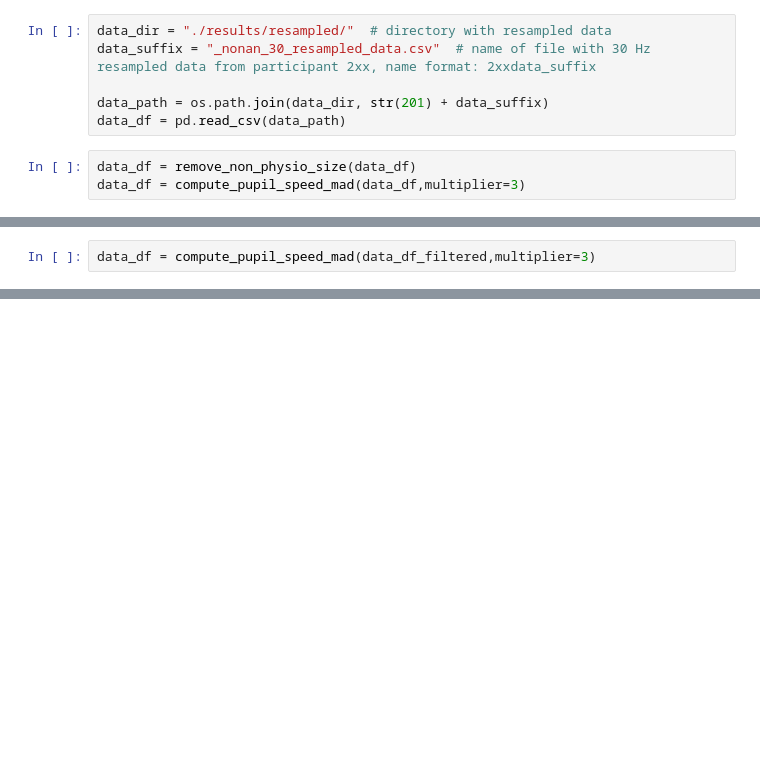
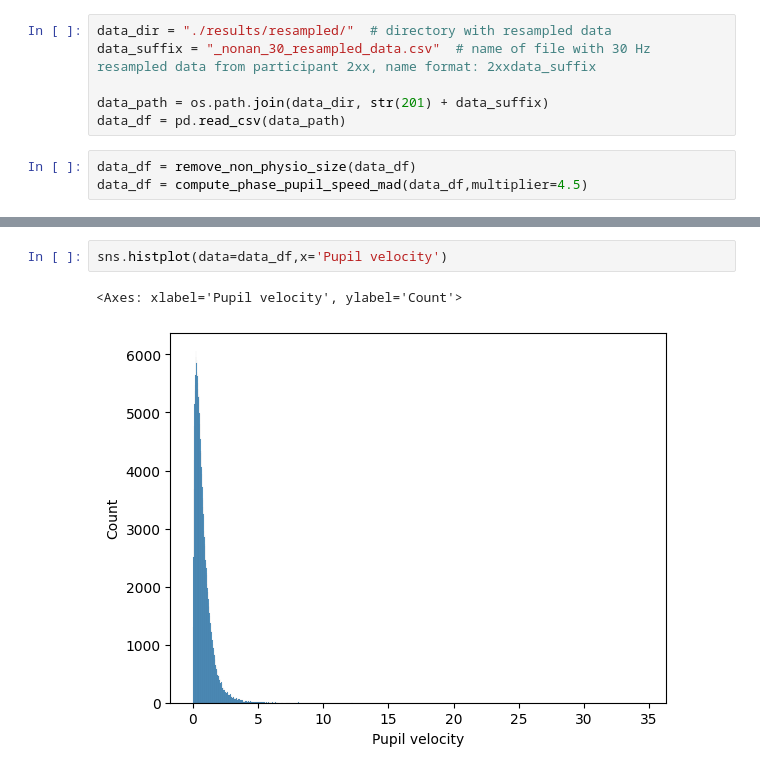
Before and after one commit to tscnlab/civibe_pupilprep, a Jupyter notebook: notebooks/prep_detect_remove_artifacts.ipynb, the cells around one changed output, grey strips where cells are left out. Saved outputs shown, nothing was run; the diff lists cells and outputs as text; blank space fills up the shorter version.

```diff
--- a/notebooks/prep_detect_remove_artifacts.ipynb
+++ b/notebooks/prep_detect_remove_artifacts.ipynb
@@ -84,4 +127,4 @@ data_path = os.path.join(data_dir, str(201) + data_suffix)
 data_df = pd.read_csv(data_path)
 # %%
 data_df = remove_non_physio_size(data_df)
-data_df = compute_pupil_speed_mad(data_df,multiplier=3)
+data_df = compute_phase_pupil_speed_mad(data_df,multiplier=4.5)
@@ -154,2 +146,0 @@ data_df
-# %%
-data_df = compute_pupil_speed_mad(data_df_filtered,multiplier=3)
@@ -155,0 +152,5 @@ data_df = compute_pupil_speed_mad(data_df_filtered,multiplier=3)
+# %%
+sns.histplot(data=data_df,x='Pupil velocity')
+# %% [output]
+<Axes: xlabel='Pupil velocity', ylabel='Count'>
+[figure, added]
```
Also changed, not shown: parts of 29 cells of this notebook.
